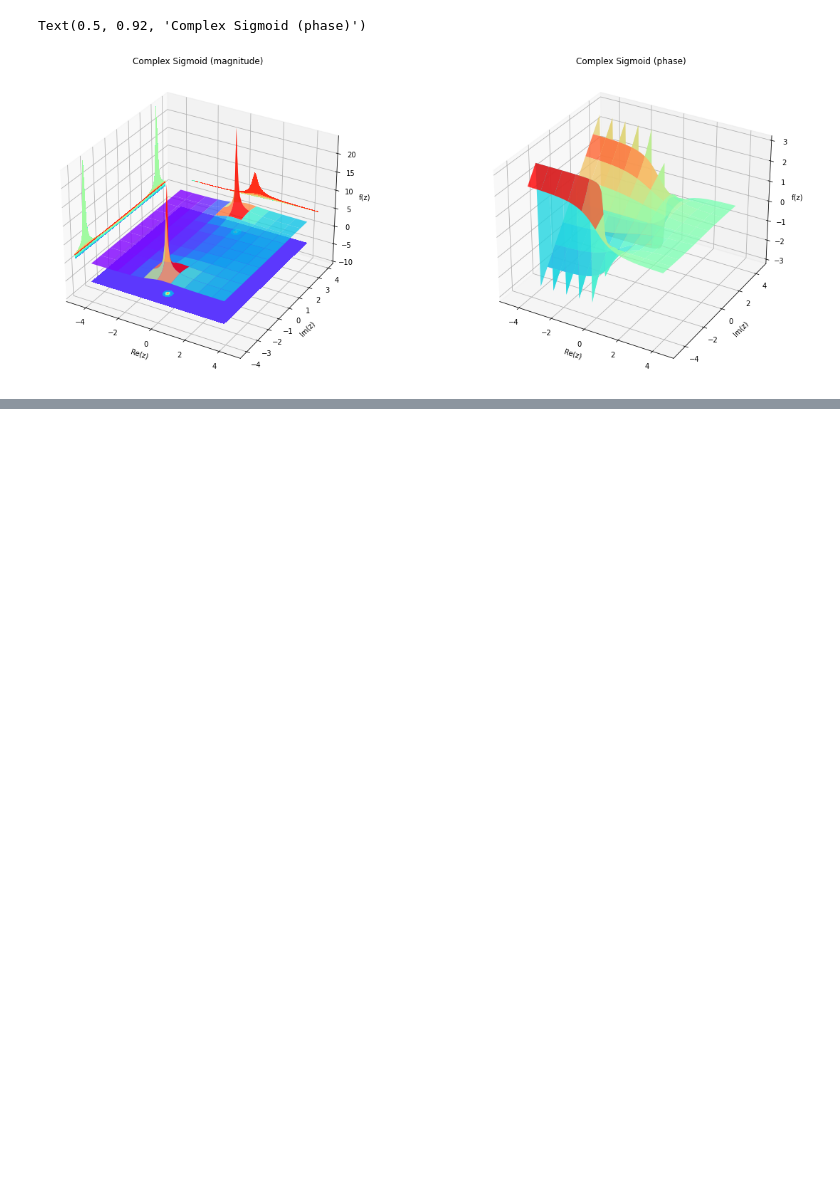
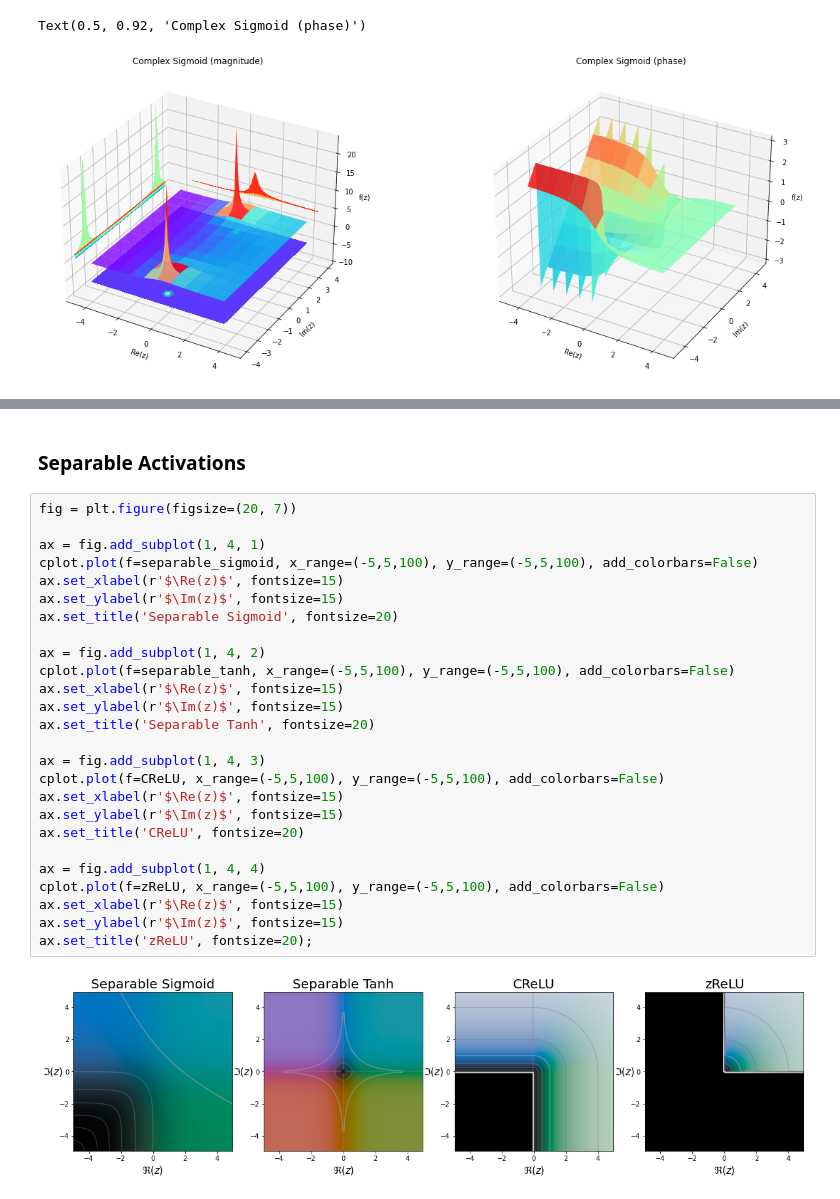
Before and after one commit to MattiaPujatti/complex-valued-deep-learning-for-condition-monitoring, a Jupyter notebook: Complex_Valued_Activation_Functions.ipynb, the cells around one changed output, grey strips where cells are left out. Drawn from its saved outputs; the diff is of its cells as text; blank space fills up the shorter version.

```diff
--- a/Complex_Valued_Activation_Functions.ipynb
+++ b/Complex_Valued_Activation_Functions.ipynb
@@ -67,0 +90,30 @@ cplot.plot(f=complex_sigmoid, x_range=(-5,5,100), y_range=(-5,5,100))
+# %% [markdown]
+### Separable Activations
+# %%
+fig = plt.figure(figsize=(20, 7))
+
+ax = fig.add_subplot(1, 4, 1)
+cplot.plot(f=separable_sigmoid, x_range=(-5,5,100), y_range=(-5,5,100), add_colorbars=False)
+ax.set_xlabel(r'$\Re(z)$', fontsize=15)
+ax.set_ylabel(r'$\Im(z)$', fontsize=15)
+ax.set_title('Separable Sigmoid', fontsize=20)
+
+ax = fig.add_subplot(1, 4, 2)
+cplot.plot(f=separable_tanh, x_range=(-5,5,100), y_range=(-5,5,100), add_colorbars=False)
+ax.set_xlabel(r'$\Re(z)$', fontsize=15)
+ax.set_ylabel(r'$\Im(z)$', fontsize=15)
+ax.set_title('Separable Tanh', fontsize=20)
+
+ax = fig.add_subplot(1, 4, 3)
+cplot.plot(f=CReLU, x_range=(-5,5,100), y_range=(-5,5,100), add_colorbars=False)
+ax.set_xlabel(r'$\Re(z)$', fontsize=15)
+ax.set_ylabel(r'$\Im(z)$', fontsize=15)
+ax.set_title('CReLU', fontsize=20)
+
+ax = fig.add_subplot(1, 4, 4)
+cplot.plot(f=zReLU, x_range=(-5,5,100), y_range=(-5,5,100), add_colorbars=False)
+ax.set_xlabel(r'$\Re(z)$', fontsize=15)
+ax.set_ylabel(r'$\Im(z)$', fontsize=15)
+ax.set_title('zReLU', fontsize=20);
+# %% [output]
+[figure, added]
```
Also changed, not shown: parts of 19 cells of this notebook, 19 other files.
